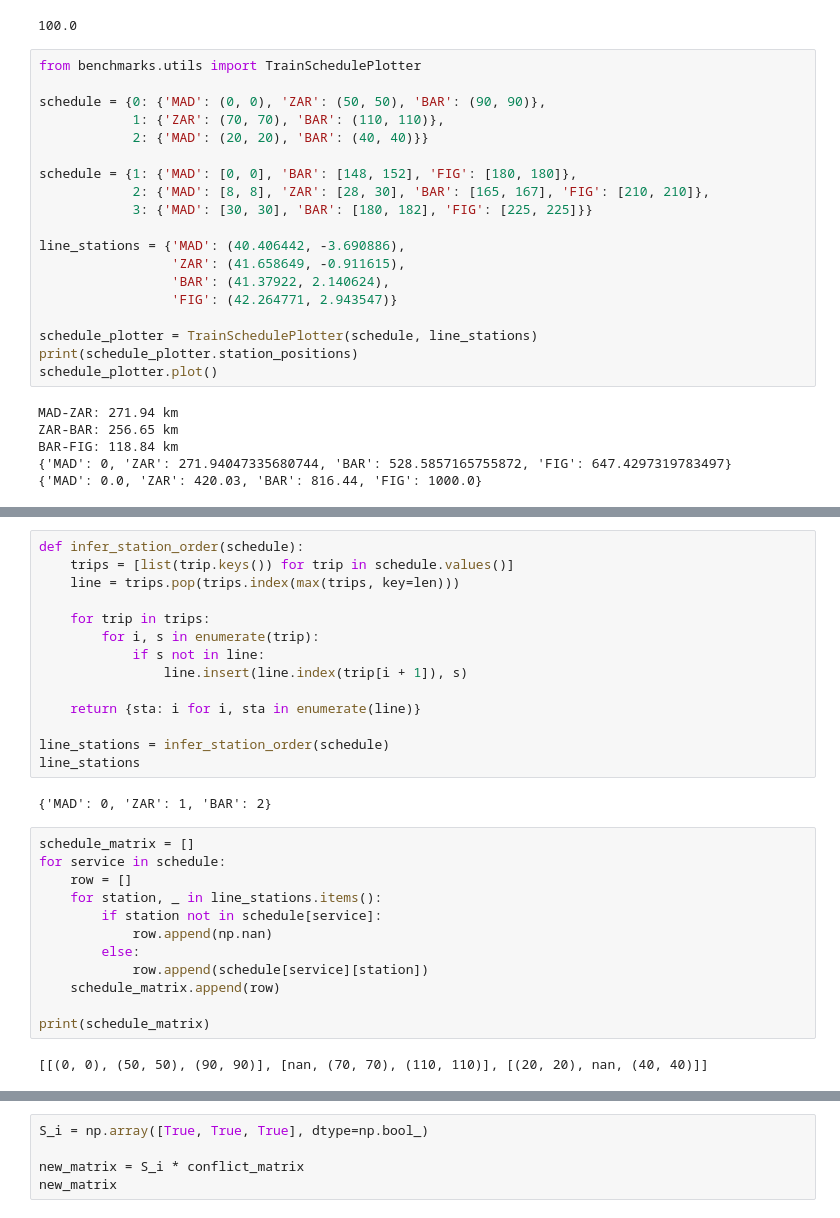
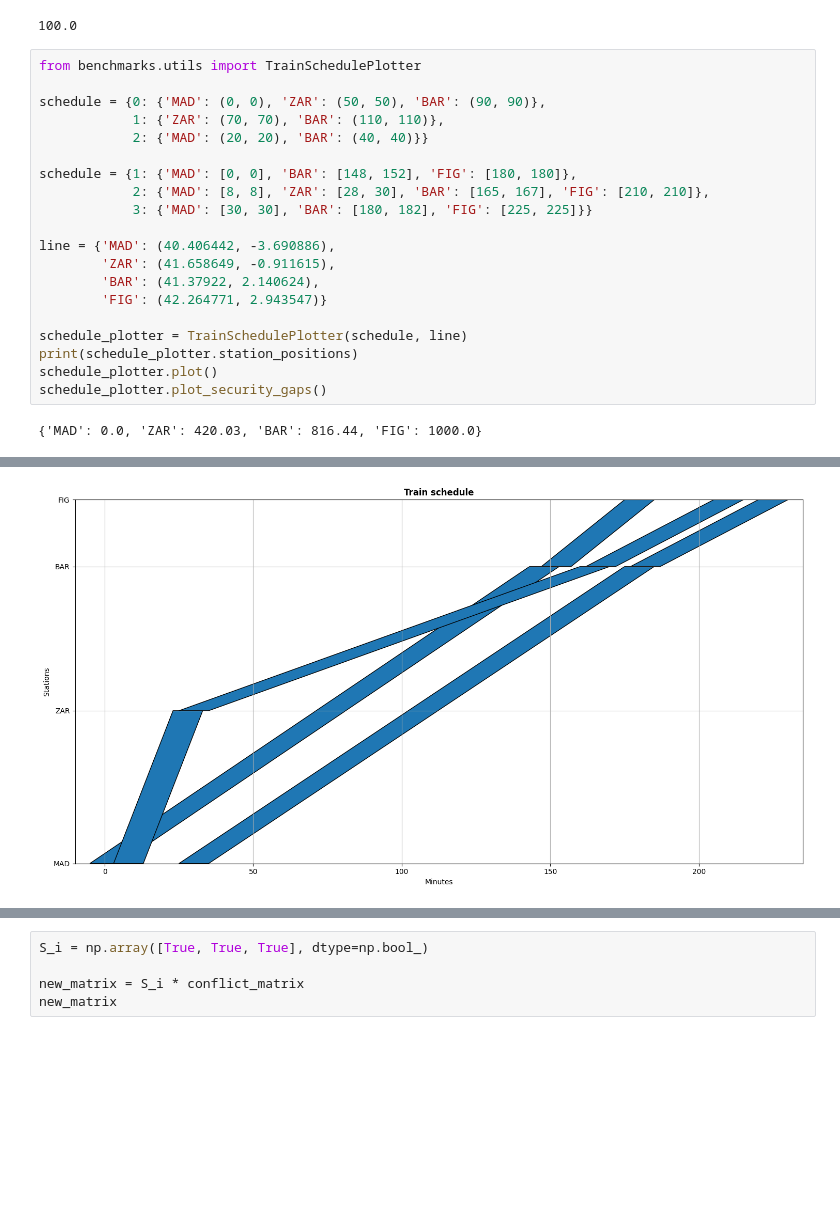
Before and after one commit to DavidMunozValero/GSA_M, a Jupyter notebook: notebooks/12.0-robin_generator_revenue.ipynb, the cells around one changed output, grey strips where cells are left out. Cells and saved outputs as stored; diff of their text form; blank space fills up the shorter version.

```diff
--- a/notebooks/12.0-robin_generator_revenue.ipynb
+++ b/notebooks/12.0-robin_generator_revenue.ipynb
@@ -182,57 +162,25 @@ updated
 # %%
 from benchmarks.utils import TrainSchedulePlotter
 
 schedule = {0: {'MAD': (0, 0), 'ZAR': (50, 50), 'BAR': (90, 90)},
             1: {'ZAR': (70, 70), 'BAR': (110, 110)},
             2: {'MAD': (20, 20), 'BAR': (40, 40)}}
 
 schedule = {1: {'MAD': [0, 0], 'BAR': [148, 152], 'FIG': [180, 180]},
             2: {'MAD': [8, 8], 'ZAR': [28, 30], 'BAR': [165, 167], 'FIG': [210, 210]},
             3: {'MAD': [30, 30], 'BAR': [180, 182], 'FIG': [225, 225]}}
 
-line_stations = {'MAD': (40.406442, -3.690886),
-                 'ZAR': (41.658649, -0.911615),
-                 'BAR': (41.37922, 2.140624),
-                 'FIG': (42.264771, 2.943547)}
+line = {'MAD': (40.406442, -3.690886),
+        'ZAR': (41.658649, -0.911615),
+        'BAR': (41.37922, 2.140624),
+        'FIG': (42.264771, 2.943547)}
 
-schedule_plotter = TrainSchedulePlotter(schedule, line_stations)
+schedule_plotter = TrainSchedulePlotter(schedule, line)
 print(schedule_plotter.station_positions)
 schedule_plotter.plot()
+schedule_plotter.plot_security_gaps()
 # %% [output]
-MAD-ZAR: 271.94 km
-ZAR-BAR: 256.65 km
-BAR-FIG: 118.84 km
-{'MAD': 0, 'ZAR': 271.94047335680744, 'BAR': 528.5857165755872, 'FIG': 647.4297319783497}
 {'MAD': 0.0, 'ZAR': 420.03, 'BAR': 816.44, 'FIG': 1000.0}
 [figure]
+[figure, added]
-# %%
-def infer_station_order(schedule):
-    trips = [list(trip.keys()) for trip in schedule.values()]
-    line = trips.pop(trips.index(max(trips, key=len)))
-
-    for trip in trips:
-        for i, s in enumerate(trip):
-            if s not in line:
-                line.insert(line.index(trip[i + 1]), s)
-
-    return {sta: i for i, sta in enumerate(line)}
-
-line_stations = infer_station_order(schedule)
-line_stations
-# %% [output]
-{'MAD': 0, 'ZAR': 1, 'BAR': 2}
-# %%
-schedule_matrix = []
-for service in schedule:
-    row = []
-    for station, _ in line_stations.items():
-        if station not in schedule[service]:
-            row.append(np.nan)
-        else:
-            row.append(schedule[service][station])
-    schedule_matrix.append(row)
-
-print(schedule_matrix)
-# %% [output]
-[[(0, 0), (50, 50), (90, 90)], [nan, (70, 70), (110, 110)], [(20, 20), nan, (40, 40)]]
 # %%
```
Also changed, not shown: parts of 4 cells of this notebook.
